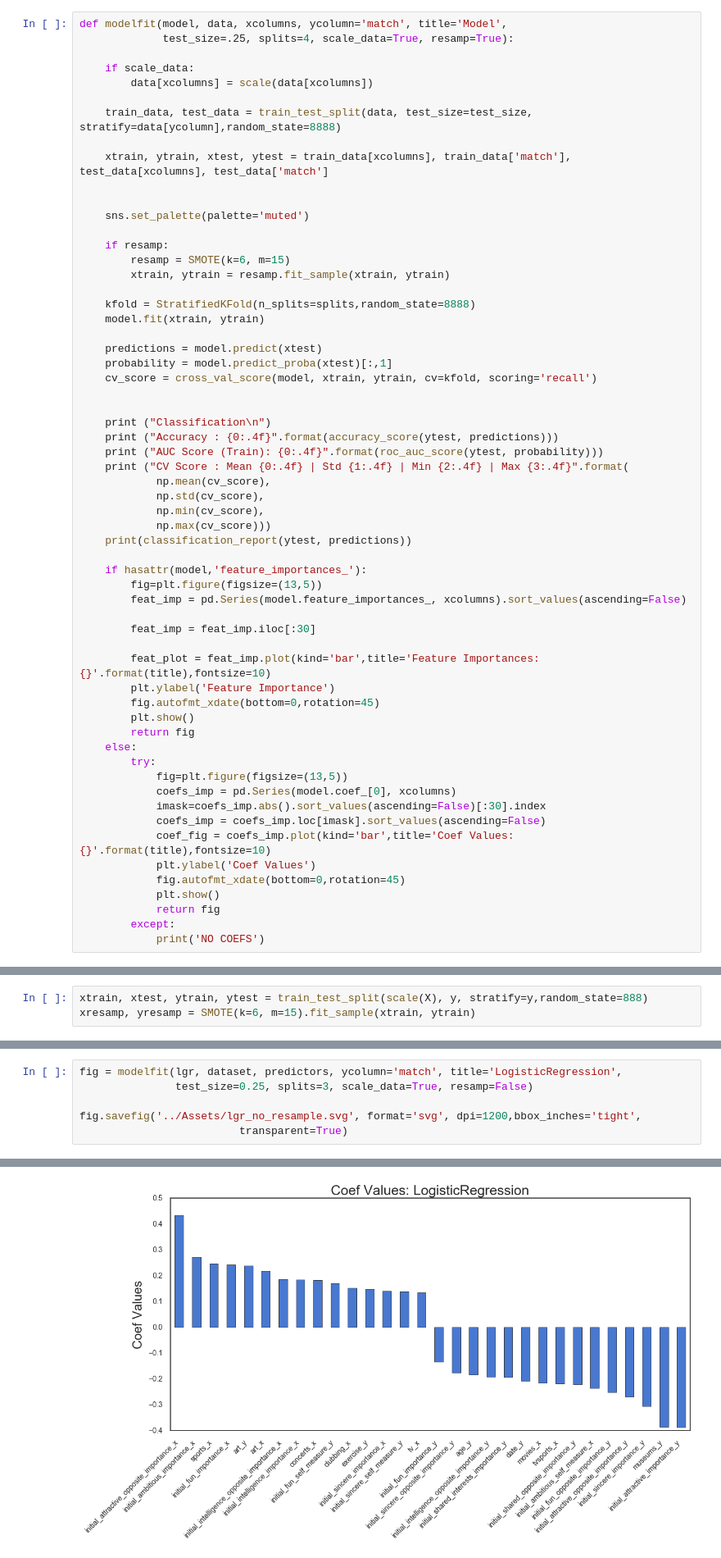
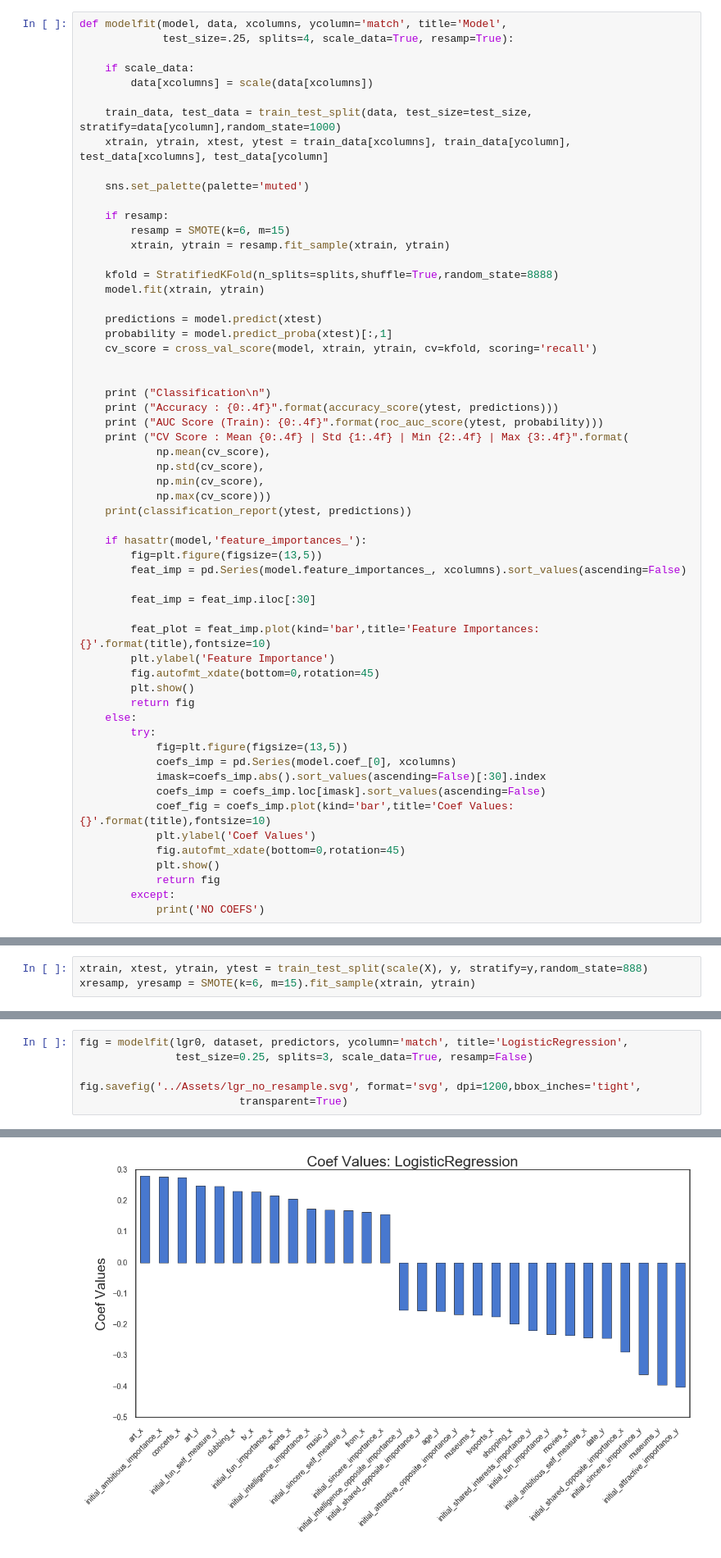
Before and after one commit to sethkaufee/Dating-Data, a Jupyter notebook: Speed Dating/match_prediction.ipynb, the cells around one changed output, grey strips where cells are left out. Shown at 82% size. Saved outputs shown, nothing was run; the diff lists cells and outputs as text.

```diff
--- a/Speed Dating/match_prediction.ipynb
+++ b/Speed Dating/match_prediction.ipynb
@@ -344,10 +342,8 @@ def modelfit(model, data, xcolumns, ycolumn='match', title='Model',
     if scale_data:
         data[xcolumns] = scale(data[xcolumns])
 
-    train_data, test_data = train_test_split(data, test_size=test_size, stratify=data[ycolumn],random_state=8888)
-
-    xtrain, ytrain, xtest, ytest = train_data[xcolumns], train_data['match'], test_data[xcolumns], test_data['match']
-
+    train_data, test_data = train_test_split(data, test_size=test_size, stratify=data[ycolumn],random_state=1000)
+    xtrain, ytrain, xtest, ytest = train_data[xcolumns], train_data[ycolumn], test_data[xcolumns], test_data[ycolumn]
 
     sns.set_palette(palette='muted')
 
@@ -355,7 +351,7 @@ def modelfit(model, data, xcolumns, ycolumn='match', title='Model',
         resamp = SMOTE(k=6, m=15)
         xtrain, ytrain = resamp.fit_sample(xtrain, ytrain)
 
-    kfold = StratifiedKFold(n_splits=splits,random_state=8888)
+    kfold = StratifiedKFold(n_splits=splits,shuffle=True,random_state=8888)
     model.fit(xtrain, ytrain)
 
     predictions = model.predict(xtest)
@@ -594,7 +575,7 @@ avg / total       0.75      0.80      0.77       986
 NO COEFS
 <matplotlib.figure.Figure at 0x...>
 # %%
-fig = modelfit(lgr, dataset, predictors, ycolumn='match', title='LogisticRegression',
+fig = modelfit(lgr0, dataset, predictors, ycolumn='match', title='LogisticRegression',
                test_size=0.25, splits=3, scale_data=True, resamp=False)
 
 fig.savefig('../Assets/lgr_no_resample.svg', format='svg', dpi=1200,bbox_inches='tight',
@@ -614,2 +595,2 @@ avg / total       0.76      0.83      0.77       986
-[figure, old version]
+[figure, new version]
 # %%
```
Also changed, not shown: parts of 12 cells of this notebook, 6 other files.
